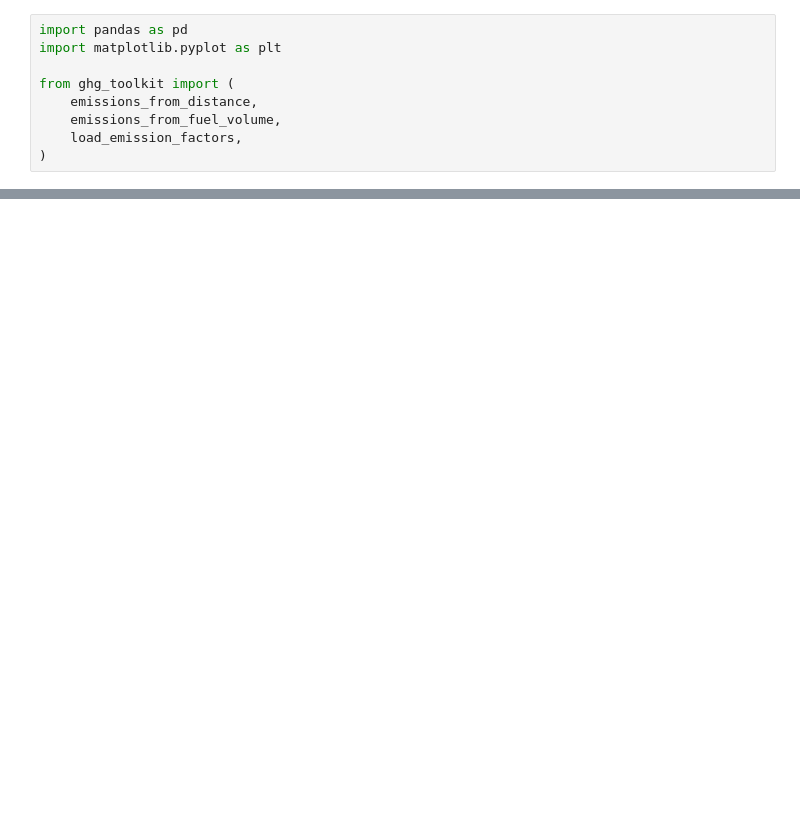
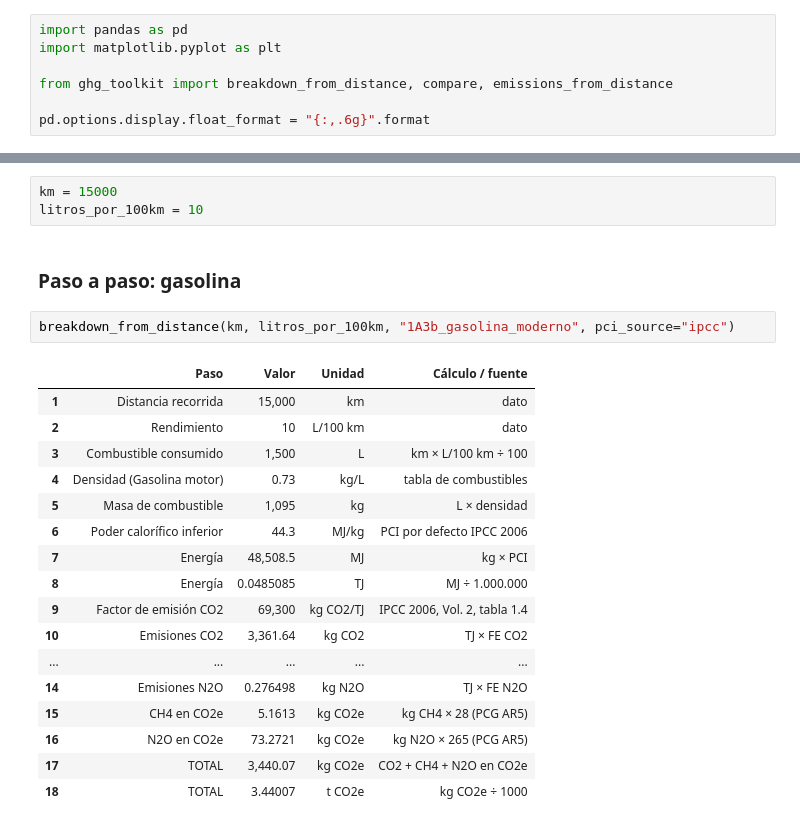
Before and after one commit to agataczerwinska-cmd/chile-ghg-mitigation-toolkit, a Jupyter notebook: notebooks/01_transporte.ipynb, the cells around one changed output, grey strips where cells are left out. Drawn from its saved outputs; the diff is of its cells as text; blank space fills up the shorter version.

```diff
--- a/notebooks/01_transporte.ipynb
+++ b/notebooks/01_transporte.ipynb
@@ -8,8 +12,6 @@ The workflow for every exercise: solve it by hand (or in Excel) first, then repr
 import pandas as pd
 import matplotlib.pyplot as plt
 
-from ghg_toolkit import (
-    emissions_from_distance,
-    emissions_from_fuel_volume,
-    load_emission_factors,
-)
+from ghg_toolkit import breakdown_from_distance, compare, emissions_from_distance
+
+pd.options.display.float_format = "{:,.6g}".format
@@ -55,0 +30,25 @@ Add one section per course exercise: the statement, the hand result, the Python
+# %%
+km = 15000
+litros_por_100km = 10
+# %% [markdown]
+### Paso a paso: gasolina
+# %%
+breakdown_from_distance(km, litros_por_100km, "1A3b_gasolina_moderno", pci_source="ipcc")
+# %% [output]
+|  | Paso | Valor | Unidad | Cálculo / fuente |
+| 1 | Distancia recorrida | 15,000 | km | dato |
+| 2 | Rendimiento | 10 | L/100 km | dato |
+| 3 | Combustible consumido | 1,500 | L | km × L/100 km ÷ 100 |
+| 4 | Densidad (Gasolina motor) | 0.73 | kg/L | tabla de combustibles |
+| 5 | Masa de combustible | 1,095 | kg | L × densidad |
+| 6 | Poder calorífico inferior | 44.3 | MJ/kg | PCI por defecto IPCC 2006 |
+| 7 | Energía | 48,508.5 | MJ | kg × PCI |
+| 8 | Energía | 0.0485085 | TJ | MJ ÷ 1.000.000 |
+| 9 | Factor de emisión CO2 | 69,300 | kg CO2/TJ | IPCC 2006, Vol. 2, tabla 1.4 |
+| 10 | Emisiones CO2 | 3,361.64 | kg CO2 | TJ × FE CO2 |
+| ... | ... | ... | ... | ... |
+| 14 | Emisiones N2O | 0.276498 | kg N2O | TJ × FE N2O |
+| 15 | CH4 en CO2e | 5.1613 | kg CO2e | kg CH4 × 28 (PCG AR5) |
+| 16 | N2O en CO2e | 73.2721 | kg CO2e | kg N2O × 265 (PCG AR5) |
+| 17 | TOTAL | 3,440.07 | kg CO2e | CO2 + CH4 + N2O en CO2e |
+| 18 | TOTAL | 3.44007 | t CO2e | kg CO2e ÷ 1000 |
```
Also changed, not shown: parts of 18 cells of this notebook, 24 other files.
